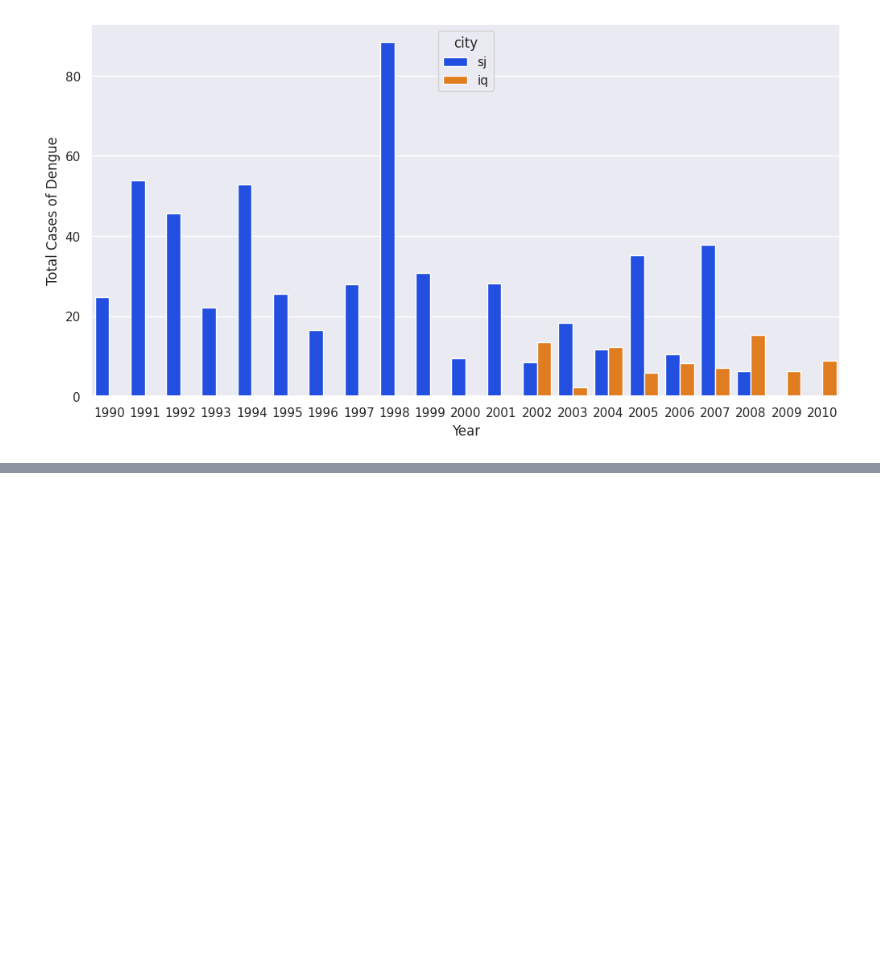
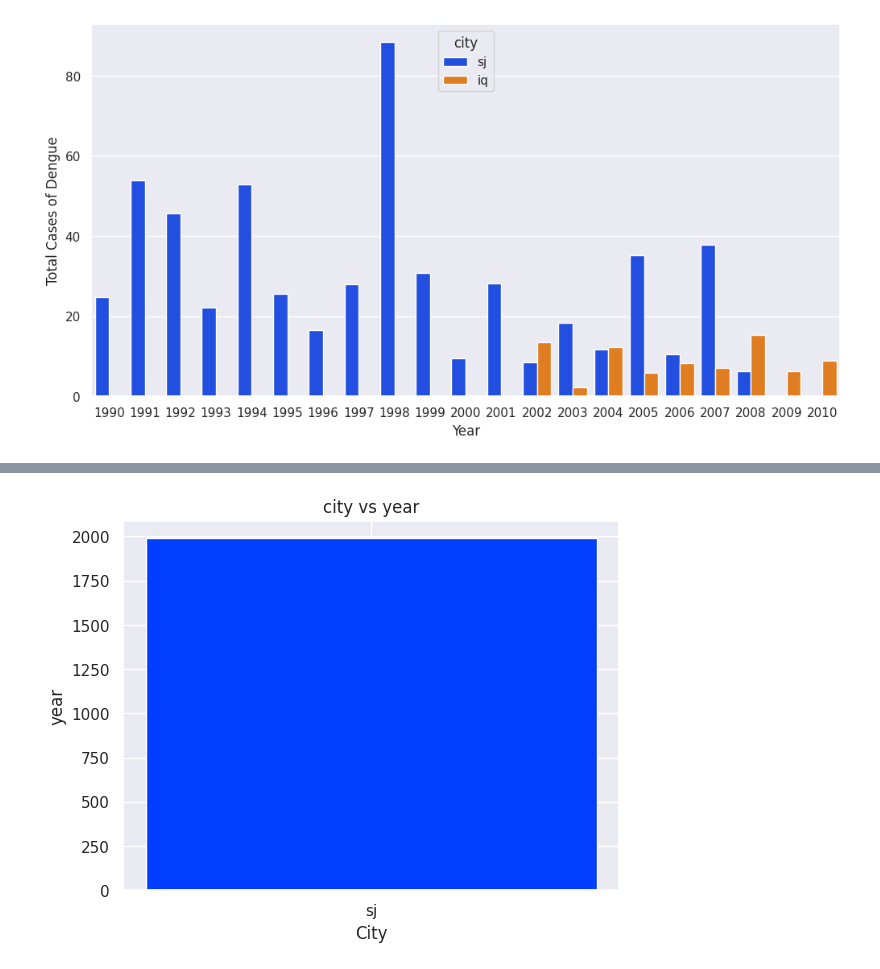
Before and after one commit to Sumitmeharwade/dengAI, a Jupyter notebook: DengAI.ipynb, the cells around one changed output, grey strips where cells are left out. Drawn from its saved outputs; the diff is of its cells as text; code cells hidden in the pictures; blank space fills up the shorter version.

```diff
--- a/DengAI.ipynb
+++ b/DengAI.ipynb
@@ -567,0 +586,13 @@ sns.lineplot(x='weekofyear', y='total_cases', data=df, hue='city')
+# %%
+def bargraphy(df, x_column, y_column, title):#######
+    plt.bar(df[x_column], df[y_column])
+    plt.xlabel(x_column)
+    plt.ylabel(y_column)
+    plt.title(title)
+    plt.show()
+# %%
+df1=pd.DataFrame({'City':['sj'],'year':[1990]})#########
+# %%
+bargraphy(df1,'City','year','city vs year')#######
+# %% [output]
+[figure, added]
```
Also changed, not shown: parts of 14 cells of this notebook.
